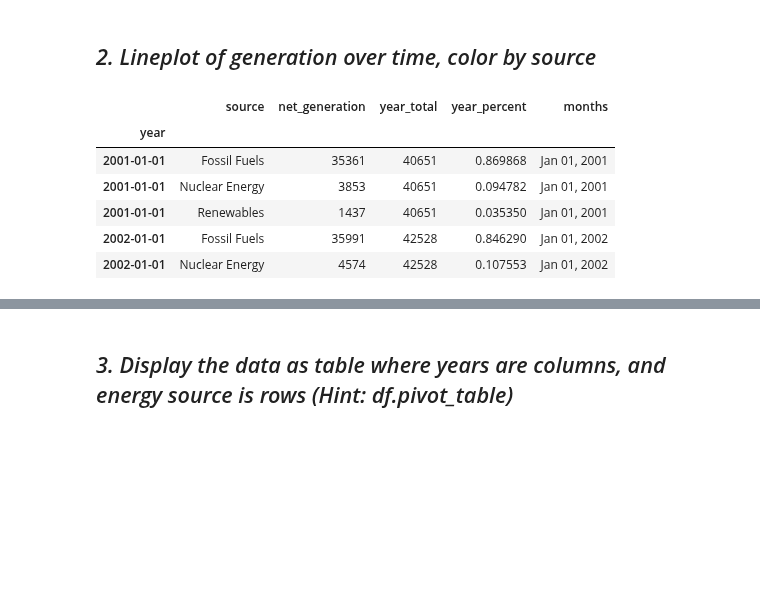
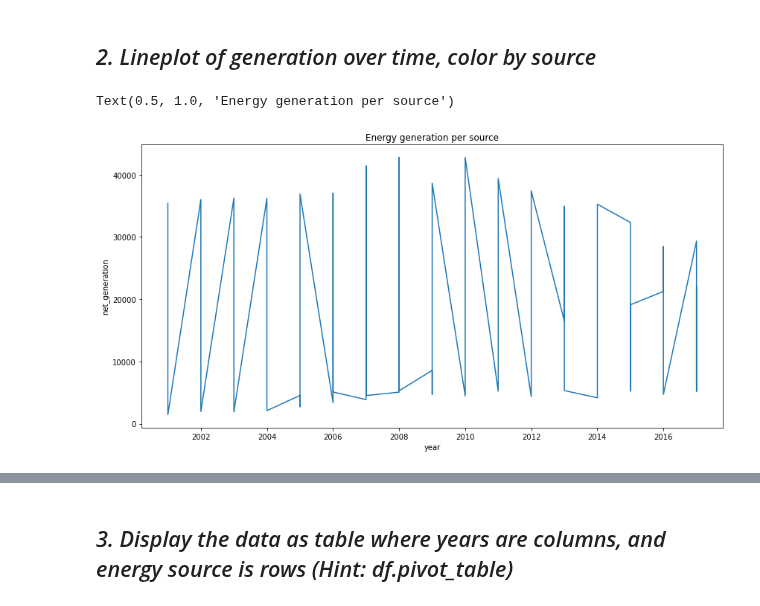
Before and after one commit to Severina7/time_series_exercises, a Jupyter notebook: working_with_time_series_data.ipynb, the cells around one changed output, grey strips where cells are left out. Drawn from its saved outputs; the diff is of its cells as text; code cells hidden in the pictures; blank space fills up the shorter version.

```diff
--- a/working_with_time_series_data.ipynb
+++ b/working_with_time_series_data.ipynb
@@ -608,14 +609,16 @@ iae.head()
 | 2002-01-01 | Nuclear Energy | 4574 | 42528 | 0.107553 |
 # %% [markdown]
 ## *2. Lineplot of generation over time, color by source*
-# %%
-iae['months'] = iae.index.strftime('%b %d, %Y')
-iae.head()
-# %% [output]
-|  | source | net_generation | year_total | year_percent | months |
-| year |  |  |  |  |  |
-| 2001-01-01 | Fossil Fuels | 35361 | 40651 | 0.869868 | Jan 01, 2001 |
-| 2001-01-01 | Nuclear Energy | 3853 | 40651 | 0.094782 | Jan 01, 2001 |
-| 2001-01-01 | Renewables | 1437 | 40651 | 0.035350 | Jan 01, 2001 |
-| 2002-01-01 | Fossil Fuels | 35991 | 42528 | 0.846290 | Jan 01, 2002 |
-| 2002-01-01 | Nuclear Energy | 4574 | 42528 | 0.107553 | Jan 01, 2002 |
+# %%
+# Using matplotlib is not useful
+
+plt.figure(figsize=(14, 7))
+plt.plot(iae, x='net_generation', y=)
+plt.xlabel('year')
+plt.ylabel('net_generation')
+plt.title('Energy generation per source')
+
+# Matplotlib is not useful
+# %% [output]
+Text(0.5, 1.0, 'Energy generation per source')
+[figure, added]
```
Also changed, not shown: parts of 16 cells of this notebook.
